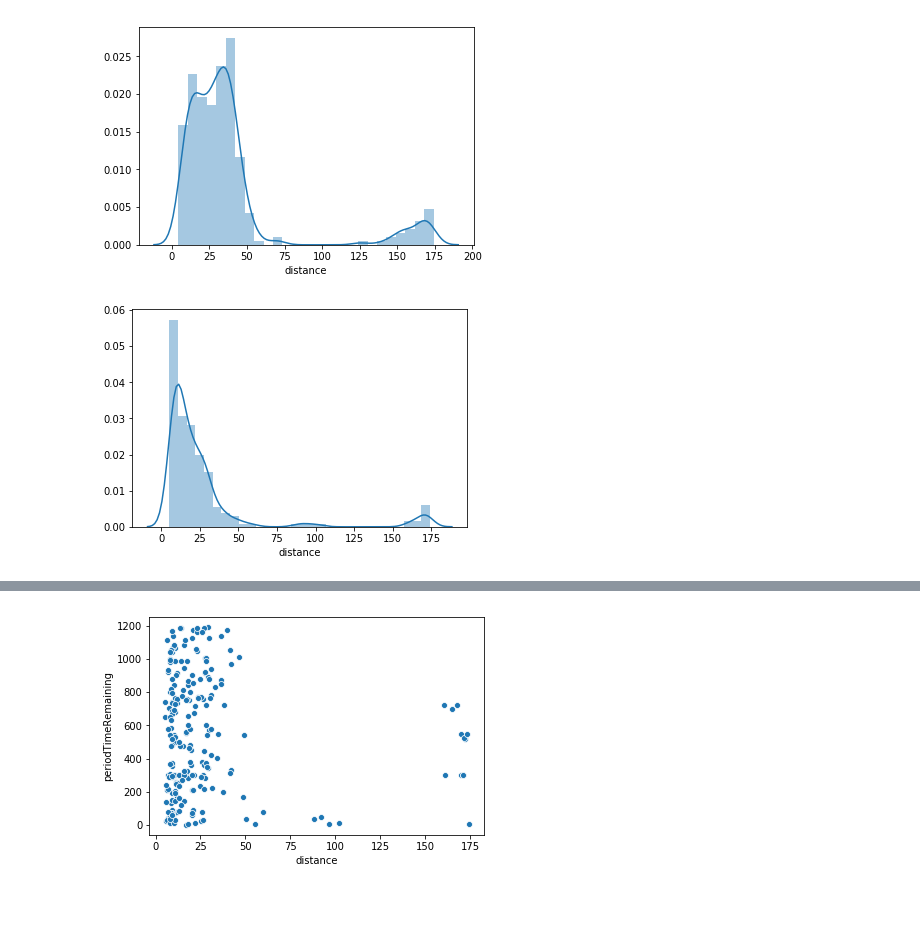
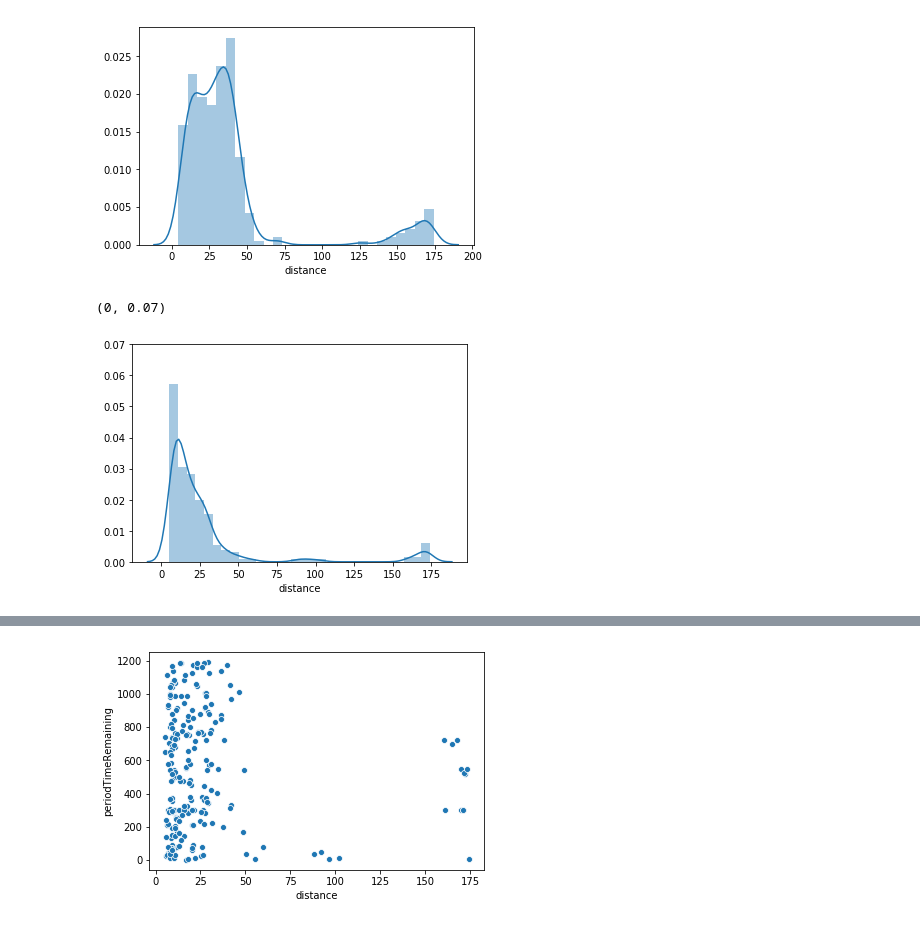
Before and after one commit to lapalap/NHL_Visualization, a Jupyter notebook: Py_data_cooking.ipynb, the cells around one changed output, grey strips where cells are left out. Drawn from its saved outputs; the diff is of its cells as text; code cells hidden in the pictures.

```diff
--- a/Py_data_cooking.ipynb
+++ b/Py_data_cooking.ipynb
@@ -281,10 +281,10 @@ sns.distplot(Goals[(Goals['lastName'] == 'Ovechkin') & (Goals['firstName'] == 'A
 [figure]
 # %%
 ax = sns.distplot(Goals[(Goals['lastName'] == 'Crosby') & (Goals['firstName'] == 'Sidney')]['distance'])
-fig = ax.get_figure()
-fig.savefig('demo.png', dpi = 500)
+ax.set_ylim(0,0.07)
 # %% [output]
+(0, 0.07)
-[figure, old version]
+[figure, new version]
 # %%
 import matplotlib.pyplot as plt
 
```
Also changed, not shown: parts of 1 cell of this notebook, 32 other files.
